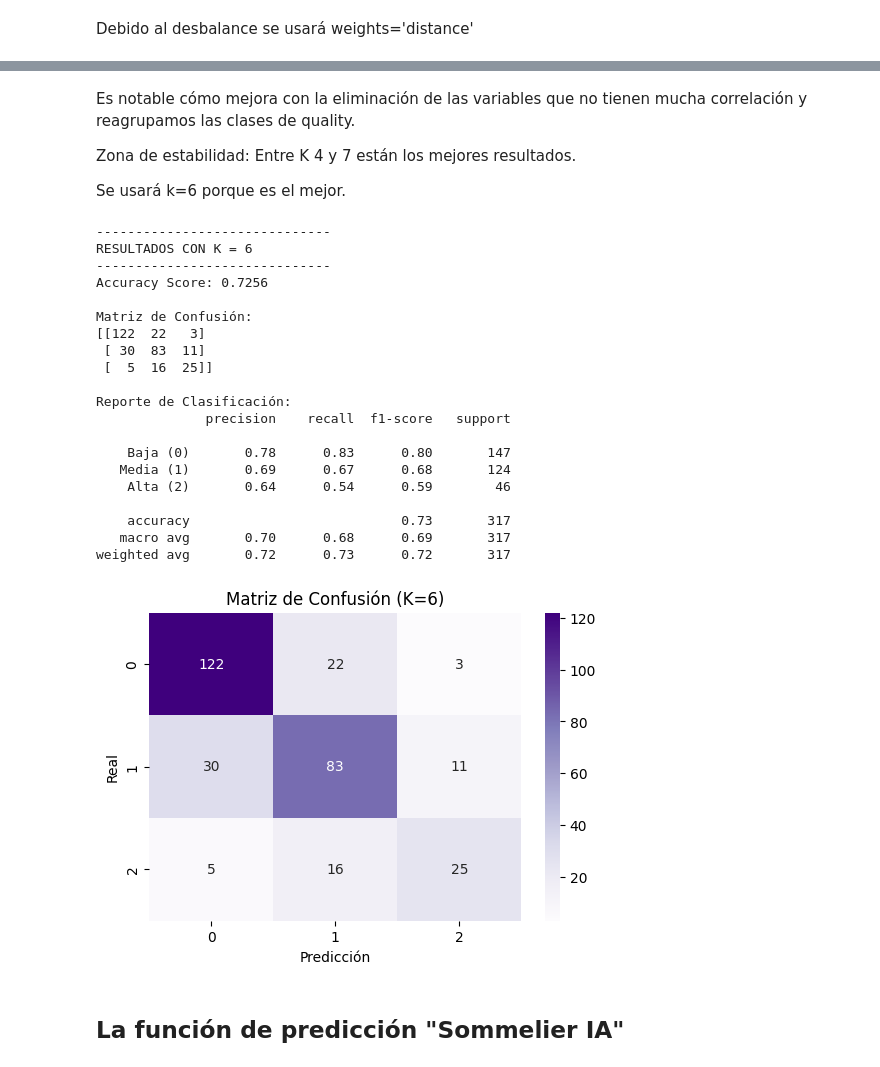
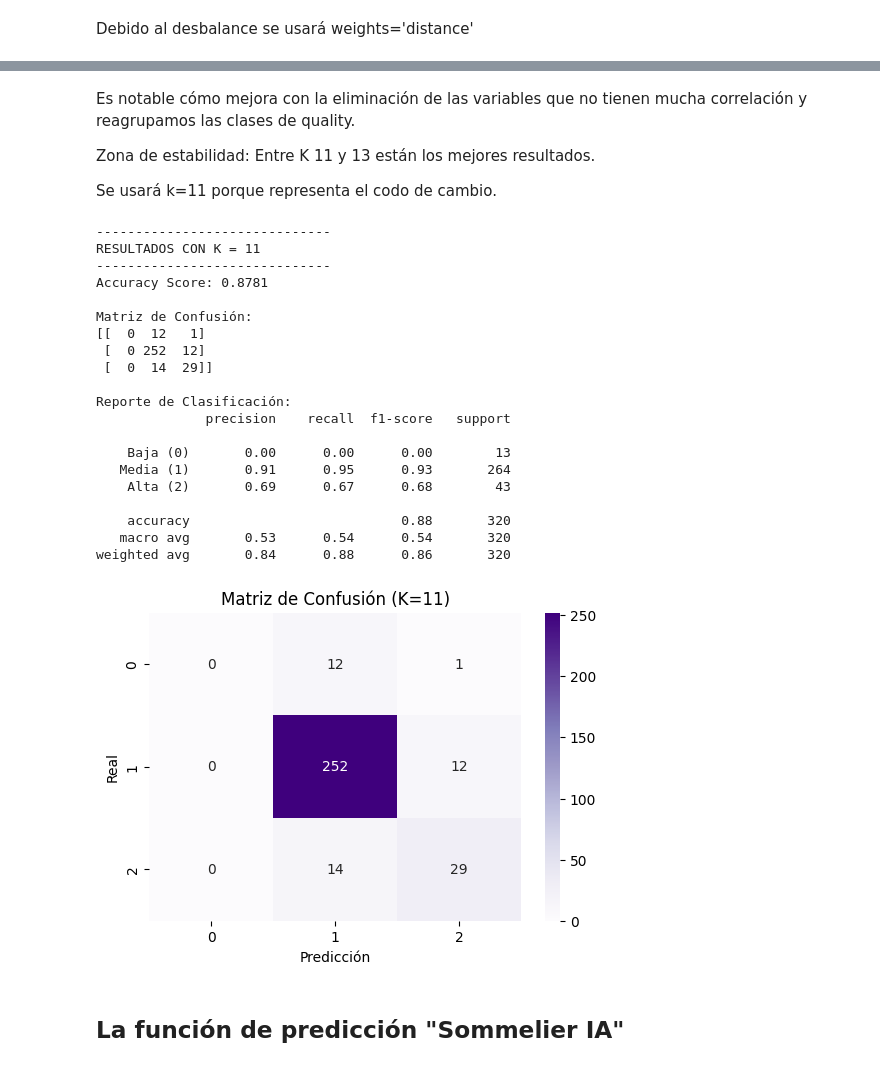
Before and after one commit to 4GeeksAcademy/IgnacioSabinoG-IntroML, a Jupyter notebook: src/08-k-nearest-neighbours-winequality-red.ipynb, the cells around one changed output, grey strips where cells are left out. Saved outputs shown, nothing was run; the diff lists cells and outputs as text; code cells hidden in the pictures.

```diff
--- a/src/08-k-nearest-neighbours-winequality-red.ipynb
+++ b/src/08-k-nearest-neighbours-winequality-red.ipynb
@@ -128,7 +128,7 @@ accuracies = []
 k_range = range(1, 21)
 
 for k in k_range:
-    knn = KNeighborsClassifier(n_neighbors=k)
+    knn = KNeighborsClassifier(n_neighbors=k, weights='distance')
     knn.fit(X_train_scaled, y_train)
     accuracies.append(knn.score(X_test_scaled, y_test))
 
@@ -174,21 +149,0 @@ X_test_scaled = scaler.transform(X_test)
-# %%
-accuracies = []
-k_range = range(1, 30)
-
-for k in k_range:
-    knn = KNeighborsClassifier(n_neighbors=k)
-    knn.fit(X_train_scaled, y_train)
-    accuracies.append(knn.score(X_test_scaled, y_test))
-
-# Gráfica Visual
-plt.figure(figsize=(10, 6))
-plt.plot(k_range, accuracies, marker='o', linestyle='--', color='purple')
-plt.title('Precisión vs. Valor de K')
-plt.xlabel('Valor de K')
-plt.ylabel('Accuracy')
-plt.grid(True)
-plt.show()
-
-# Elegimos el mejor k (el que tenga mayor accuracy)
-best_k = k_range[np.argmax(accuracies)]
-print(f"El mejor valor de k es: {best_k}")
@@ -204,11 +152,11 @@ Zona de estabilidad: Entre K 14 y 19 están los mejores resultados. Esto es much
 # %%
-df_limpio = df_clean.drop(columns=['residual sugar', 'free sulfur dioxide', 'pH', 'fixed acidity', 'chlorides'])
+df_limpio = df.drop(columns=['residual sugar', 'free sulfur dioxide', 'pH', 'fixed acidity', 'chlorides'])
 
-# 2. Reemplazamos los valores de quality
+# Reemplazamos los valores de quality
 # 3, 4 -> 0
 # 5, 6 -> 1
 # 7, 8 -> 2
-mapeo_calidad = {3: 0, 4: 0, 5: 0, 6: 1, 7: 2, 8: 2}
+mapeo_calidad = {3: 0, 4: 0, 5: 1, 6: 1, 7: 2, 8: 2}
 df_limpio['quality'] = df_limpio['quality'].map(mapeo_calidad)
 
 # Resultado
@@ -231,7 +179,7 @@ print(df_limpio.head())
 X = df_limpio.drop('quality', axis=1)
 y = df_limpio['quality']
 
-X_train, X_test, y_train, y_test = train_test_split(X, y, test_size=0.2, random_state=42)
+X_train, X_test, y_train, y_test = train_test_split(X, y, test_size=0.2, random_state=42, stratify=y)
 
 # ¡Paso vital para KNN!
 scaler = StandardScaler()
@@ -266,14 +214,14 @@ El mejor valor de k es: 6
 # %% [markdown]
 Es notable cómo mejora con la eliminación de las variables que no tienen mucha correlación y reagrupamos las clases de quality.
 
-Zona de estabilidad: Entre K 4 y 7 están los mejores resultados.
+Zona de estabilidad: Entre K 11 y 13 están los mejores resultados.
 
-Se usará k=6 porque es el mejor.
+Se usará k=11 porque representa el codo de cambio.
 # %%
 from sklearn.metrics import confusion_matrix
 
 # 1. Entrenamos el modelo final con el mejor k encontrado
-knn_final = KNeighborsClassifier(n_neighbors=6, weights='distance')
+knn_final = KNeighborsClassifier(n_neighbors=11, weights='distance')
 knn_final.fit(X_train_scaled, y_train)
 
 # 2. Realizamos las predicciones sobre el set de prueba
@@ -281,47 +229,47 @@ y_pred = knn_final.predict(X_test_scaled)
 
 # 3. Generamos y mostramos las métricas
 print("-" * 30)
-print(f"RESULTADOS CON K = {6}")
+print(f"RESULTADOS CON K = {11}")
 print("-" * 30)
 
 print(f"Accuracy Score: {accuracy_score(y_test, y_pred):.4f}")
 
 print("\nMatriz de Confusión:")
 print(confusion_matrix(y_test, y_pred))
 
 print("\nReporte de Clasificación:")
 print(classification_report(y_test, y_pred, target_names=['Baja (0)', 'Media (1)', 'Alta (2)']))
 
 # Opcional: Visualizar la matriz de confusión más clara
 plt.figure(figsize=(6,4))
 sns.heatmap(confusion_matrix(y_test, y_pred), annot=True, fmt='d', cmap='Purples',
             xticklabels=['0','1','2'], yticklabels=['0','1','2'])
 plt.xlabel('Predicción')
 plt.ylabel('Real')
-plt.title(f'Matriz de Confusión (K={6})')
+plt.title(f'Matriz de Confusión (K={11})')
 plt.show()
 # %% [output]
 ------------------------------
-RESULTADOS CON K = 6
+RESULTADOS CON K = 11
 ------------------------------
-Accuracy Score: 0.7256
+Accuracy Score: 0.8781
 
 Matriz de Confusión:
-[[122  22   3]
- [ 30  83  11]
- [  5  16  25]]
+[[  0  12   1]
+ [  0 252  12]
+ [  0  14  29]]
 
 Reporte de Clasificación:
               precision    recall  f1-score   support
 
-    Baja (0)       0.78      0.83      0.80       147
-   Media (1)       0.69      0.67      0.68       124
-    Alta (2)       0.64      0.54      0.59        46
+    Baja (0)       0.00      0.00      0.00        13
+   Media (1)       0.91      0.95      0.93       264
+    Alta (2)       0.69      0.67      0.68        43
 
-    accuracy                           0.73       317
-   macro avg       0.70      0.68      0.69       317
-weighted avg       0.72      0.73      0.72       317
+    accuracy                           0.88       320
+   macro avg       0.53      0.54      0.54       320
+weighted avg       0.84      0.88      0.86       320
-[figure, old version]
+[figure, new version]
 # %% [markdown]
 ## La función de predicción "Sommelier IA"
 # %%
```
Also changed, not shown: parts of 14 cells of this notebook, 4 other files.
